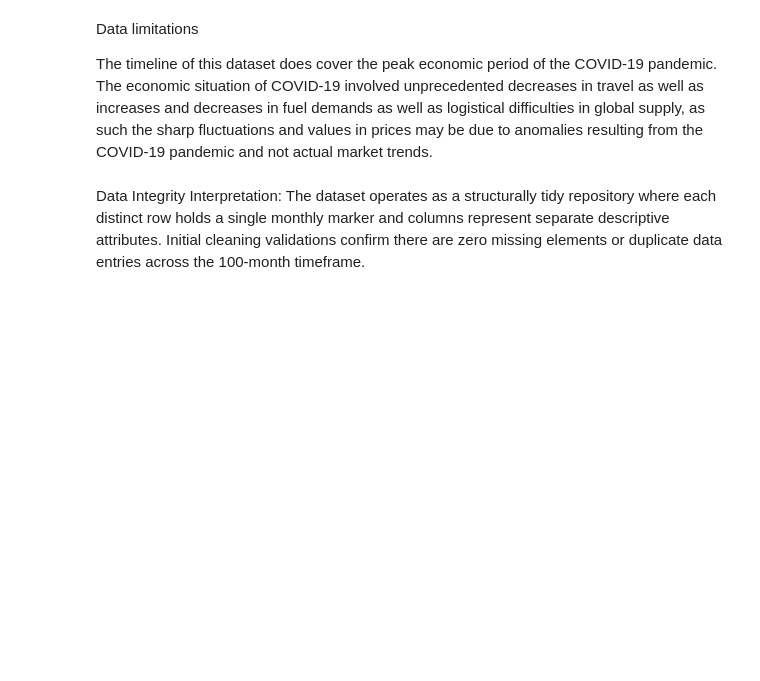
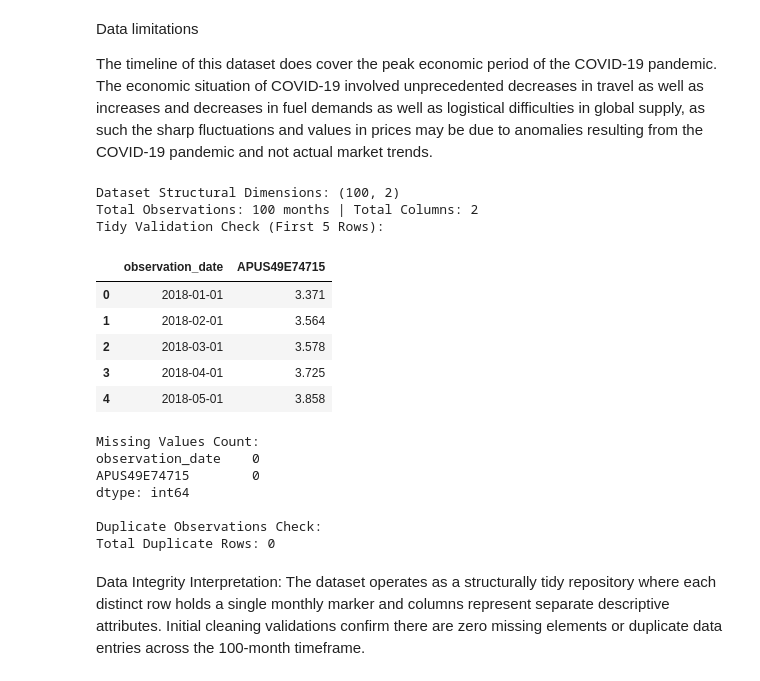
Before and after one commit to wyc004/Group-SP26-091, a Jupyter notebook: 02-EDACheckpoint.ipynb, the cells around one changed output. Drawn from its saved outputs; the diff is of its cells as text; code cells hidden in the pictures; blank space fills up the shorter version.

```diff
--- a/02-EDACheckpoint.ipynb
+++ b/02-EDACheckpoint.ipynb
@@ -365,30 +472,47 @@ The timeline of this dataset does cover the peak economic period of the COVID-19
 # %%
 import pandas as pd
 import numpy as np
 import matplotlib.pyplot as plt
 import seaborn as sns
 from pathlib import Path
 
 # Load the fully wrangled dataset from data/02-processed as instructed
 processed_dir = Path("data/02-processed")
 gasoline = pd.read_csv(processed_dir / "gasoline_sandiego_clean.csv")
 
 # Ensure date column is formatted properly for datetime analysis
-gasoline['date'] = pd.to_datetime(gasoline['date'])
+gasoline['observation_date'] = pd.to_datetime(gasoline['observation_date'])
 
 # Display initial loading metadata
 print("Dataset Structural Dimensions:", gasoline.shape)
 print(f"Total Observations: {gasoline.shape[0]} months | Total Columns: {gasoline.shape[1]}")
 # Verify that the dataset structure is clean and tidy
 print("Tidy Validation Check (First 5 Rows):")
 display(gasoline.head())
 
 # Check for data integrity issues
 print("\nMissing Values Count:")
 print(gasoline.isna().sum())
 
 print("\nDuplicate Observations Check:")
 print(f"Total Duplicate Rows: {gasoline.duplicated().sum()}")
+# %% [output]
+Dataset Structural Dimensions: (100, 2)
+Total Observations: 100 months | Total Columns: 2
+Tidy Validation Check (First 5 Rows):
+|  | observation_date | APUS49E74715 |
+| 0 | 2018-01-01 | 3.371 |
+| 1 | 2018-02-01 | 3.564 |
+| 2 | 2018-03-01 | 3.578 |
+| 3 | 2018-04-01 | 3.725 |
+| 4 | 2018-05-01 | 3.858 |
+Missing Values Count:
+observation_date    0
+APUS49E74715        0
+dtype: int64
+
+Duplicate Observations Check:
+Total Duplicate Rows: 0
 # %% [markdown]
 Data Integrity Interpretation:
  The dataset operates as a structurally tidy repository where each distinct row holds a single monthly marker and columns represent separate descriptive attributes. Initial cleaning validations confirm there are zero missing elements or duplicate data entries across the 100-month timeframe.
```
Also changed, not shown: parts of 19 cells of this notebook.
